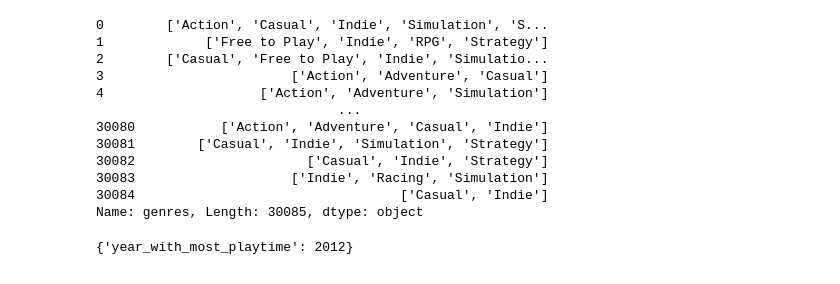
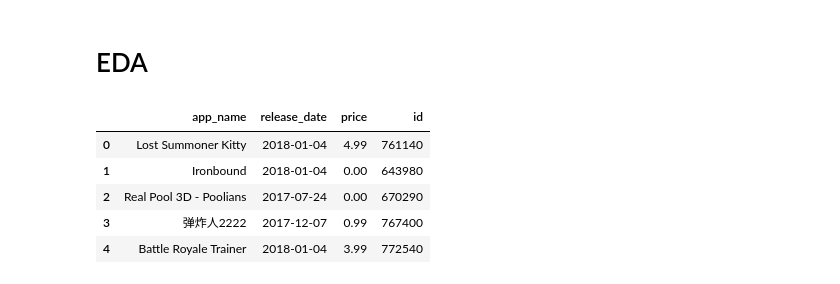
Before and after one commit to CarlosHadla/PI1ML, a Jupyter notebook: EDA.ipynb, the cells around one changed output. Drawn from its saved outputs; the diff is of its cells as text; code cells hidden in the pictures.

Commit message:
otro

```diff
--- a/EDA.ipynb
+++ b/EDA.ipynb
@@ -7,50 +7,18 @@ import scipy.stats as estadísticas
+# %% [markdown]
+# EDA
 # %%
-df_games = pd.read_csv('./gamesNoGS.csv', parse_dates=['release_date'])
+df_games = pd.read_csv('./games.csv', parse_dates=['release_date'])
 df_items = pd.read_csv('./items.csv')
 df_reviews = pd.read_csv('./reviews_sentiment_analysis.csv')
 df_genres = pd.read_csv('./games_genres.csv')
 df_specs = pd.read_csv('./games_specs.csv')
-df_games = pd.read_csv('./games.csv', parse_dates=['release_date'])
+# df_games = pd.read_csv('./games.csv', parse_dates=['release_date'])
 # %%
-df_games['genres']
+df_games.head()
 # %% [output]
-0        ['Action', 'Casual', 'Indie', 'Simulation', 'S...
-1             ['Free to Play', 'Indie', 'RPG', 'Strategy']
-2        ['Casual', 'Free to Play', 'Indie', 'Simulatio...
-3                        ['Action', 'Adventure', 'Casual']
-4                    ['Action', 'Adventure', 'Simulation']
-                               ...
-30080           ['Action', 'Adventure', 'Casual', 'Indie']
-30081        ['Casual', 'Indie', 'Simulation', 'Strategy']
-30082                      ['Casual', 'Indie', 'Strategy']
-30083                    ['Indie', 'Racing', 'Simulation']
-30084                                  ['Casual', 'Indie']
-Name: genres, Length: 30085, dtype: object
+|  | app_name | release_date | price | id |
+| 0 | Lost Summoner Kitty | 2018-01-04 | 4.99 | 761140 |
+| 1 | Ironbound | 2018-01-04 | 0.00 | 643980 |
+| 2 | Real Pool 3D - Poolians | 2017-07-24 | 0.00 | 670290 |
+| 3 | 弹炸人2222 | 2017-12-07 | 0.99 | 767400 |
+| 4 | Battle Royale Trainer | 2018-01-04 | 3.99 | 772540 |
-# %%
-def PlayTimeGenre2(genero: str):
-    # Función lambda para verificar si el género está presente en cada lista de géneros
-    df_games[genero] = df_games['genres'].apply(lambda x: genero in x)
-
-    # Filtrar el DataFrame para obtener solo las filas donde el género está presente
-    filtered_df = df_games[df_games[genero] == True]
-
-    if filtered_df.empty:
-        return {"message": "El género solicitado no está presente en los datos"}
-
-    # Supongo que tienes un DataFrame df_genres y df_items definidos en otro lugar del código
-    # Realizar un inner join entre df_genres y df_items usando 'id' como clave
-    merged_df = df_genres.merge(df_items, left_on='id', right_on='item_id', how='inner')
-
-    # Realizar otro inner join con filtered_df usando 'id' como clave
-    final_df = merged_df.merge(filtered_df, on='id', how='inner')
-
-    # Calcular la suma de las horas jugadas por año
-    playtime_by_year = final_df.groupby(final_df['release_date'].dt.year)['playtime_forever'].sum()
-
-    # Encontrar el año con más horas jugadas
-    year_with_most_playtime = playtime_by_year.idxmax().item()  # Convierte a tipo de dato nativo
-    return {f"Año con mas horas para el genero {genero}": year_with_most_playtime}
-
-print(PlayTimeGenre2('Action'))
-# %% [output]
-{'year_with_most_playtime': 2012}
```
Also changed, not shown: parts of 19 cells of this notebook, 1 other file.
